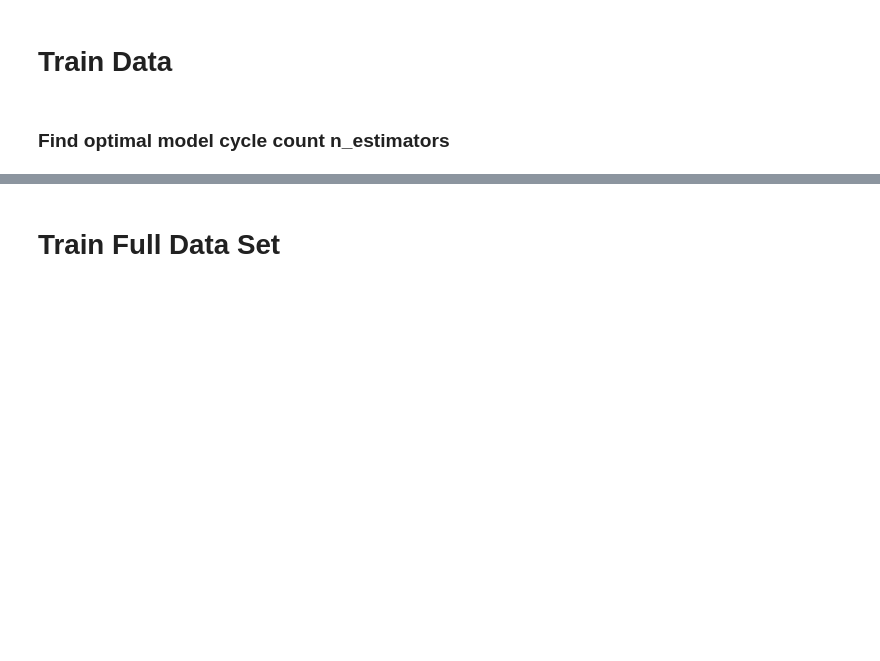
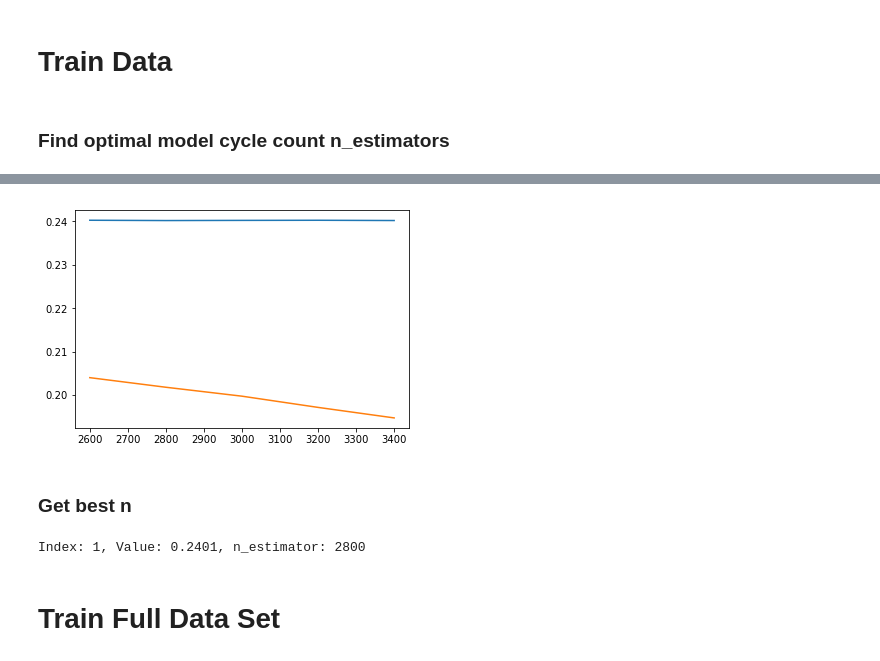
Before and after one commit to coffeenmusic/Kaggle-Titanic-Competition, a Jupyter notebook: Titanic Contest.ipynb, the cells around one changed output, grey strips where cells are left out. Cells and saved outputs as stored; diff of their text form; code cells hidden in the pictures; blank space fills up the shorter version.

```diff
--- a/Titanic Contest.ipynb
+++ b/Titanic Contest.ipynb
@@ -81,3 +109,20 @@ val_mean_error[5]
+# %%
+# Narrow plot
+test_range = range(2600, 3600, 200)
+train_mean_error, val_mean_error = get_train_val_data(test_range)
+plt.plot(test_range, val_mean_error, test_range, train_mean_error)
+plt.show()
+# %% [output]
+[figure, added]
+# %% [markdown]
+### Get best n
+# %%
+idx_of_min_err = val_mean_error.index(min(val_mean_error))
+best_err = val_mean_error[idx_of_min_err]
+best_n = list(test_range)[idx_of_min_err]
+print('Index: {0}, Value: {1:0.4f}, n_estimator: {2}'.format(idx_of_min_err, best_err, best_n))
+# %% [output]
+Index: 1, Value: 0.2401, n_estimator: 2800
 # %% [markdown]
 # Train Full Data Set
 # %%
```
Also changed, not shown: parts of 26 cells of this notebook.
